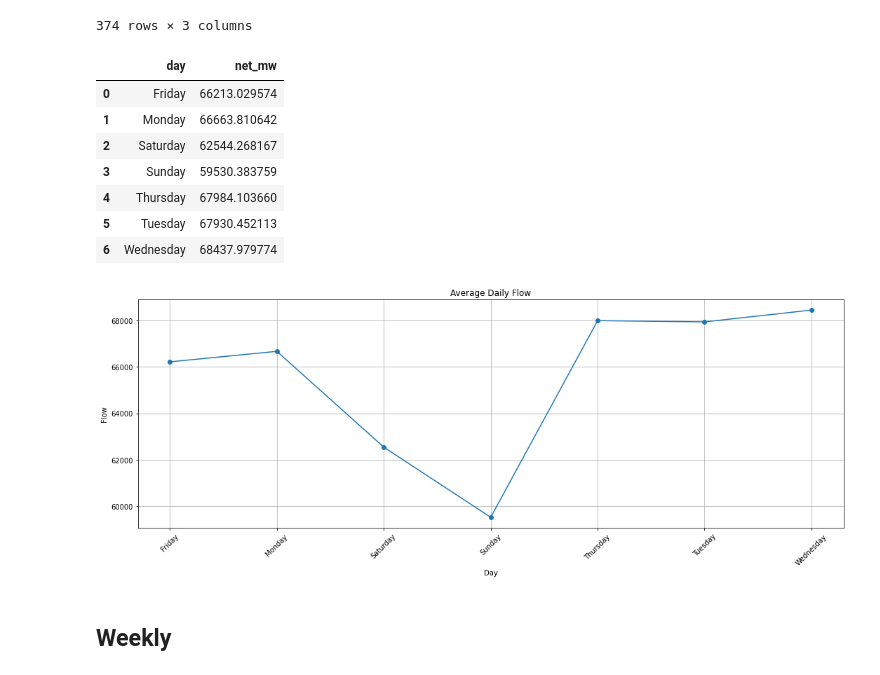
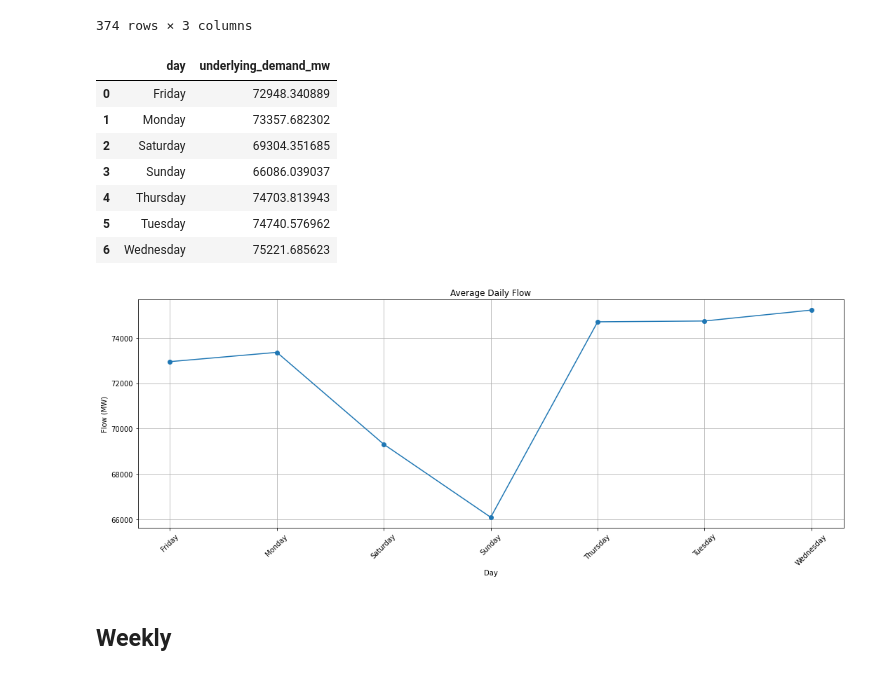
Before and after one commit to frkz501/final-project-patit, a Jupyter notebook: code.ipynb, the cells around one changed output. Saved outputs shown, nothing was run; the diff lists cells and outputs as text; code cells hidden in the pictures.

```diff
--- a/code.ipynb
+++ b/code.ipynb
@@ -271,31 +284,31 @@ df_flow_dm
 | 373 | 2024-09-08 | 178.700 | 0.086 |
 374 rows × 3 columns
 # %%
-df_flow_dl = df_flow_m.groupby('date')['net_mw'].sum().reset_index()
+df_flow_dl = df_flow_m.groupby('date')['underlying_demand_mw'].sum().reset_index()
 df_flow_dl['day'] = df_flow_dl['date'].dt.day_name()
 df_flow_dl = df_flow_dl.groupby('day').mean().reset_index()
 df_flow_dl
 # %% [output]
-|  | day | net_mw |
-| 0 | Friday | 66213.029574 |
-| 1 | Monday | 66663.810642 |
-| 2 | Saturday | 62544.268167 |
-| 3 | Sunday | 59530.383759 |
-| 4 | Thursday | 67984.103660 |
-| 5 | Tuesday | 67930.452113 |
-| 6 | Wednesday | 68437.979774 |
+|  | day | underlying_demand_mw |
+| 0 | Friday | 72948.340889 |
+| 1 | Monday | 73357.682302 |
+| 2 | Saturday | 69304.351685 |
+| 3 | Sunday | 66086.039037 |
+| 4 | Thursday | 74703.813943 |
+| 5 | Tuesday | 74740.576962 |
+| 6 | Wednesday | 75221.685623 |
 # %%
 plt.figure(figsize=(15, 6))
-plt.plot(df_flow_dl['day'], df_flow_dl['net_mw'], marker='o')
+plt.plot(df_flow_dl['day'], df_flow_dl['underlying_demand_mw'], marker='o')
 plt.xlabel('Day')
-plt.ylabel('Flow')
+plt.ylabel('Flow (MW)')
 plt.title('Average Daily Flow')
 plt.xticks(rotation=45)
 plt.grid(True)
 plt.tight_layout()
 plt.show()
 # %% [output]
-[figure, old version]
+[figure, new version]
 # %% [markdown]
 ## Weekly
 # %%
```
Also changed, not shown: parts of 21 cells of this notebook.
